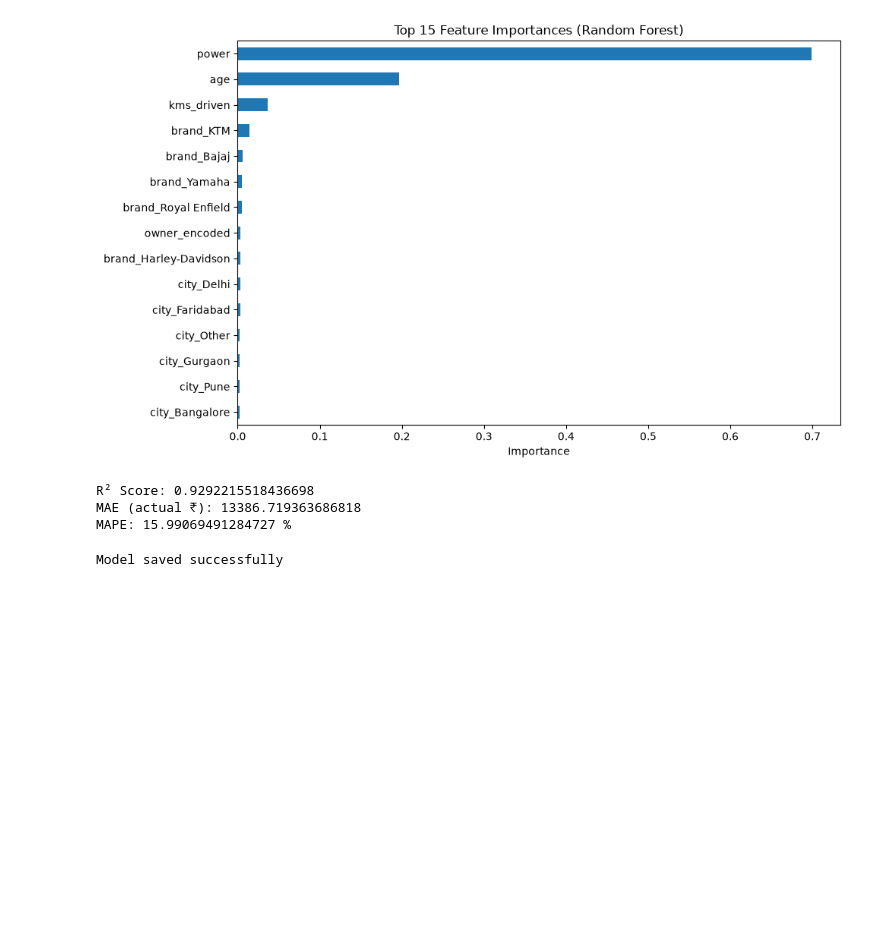
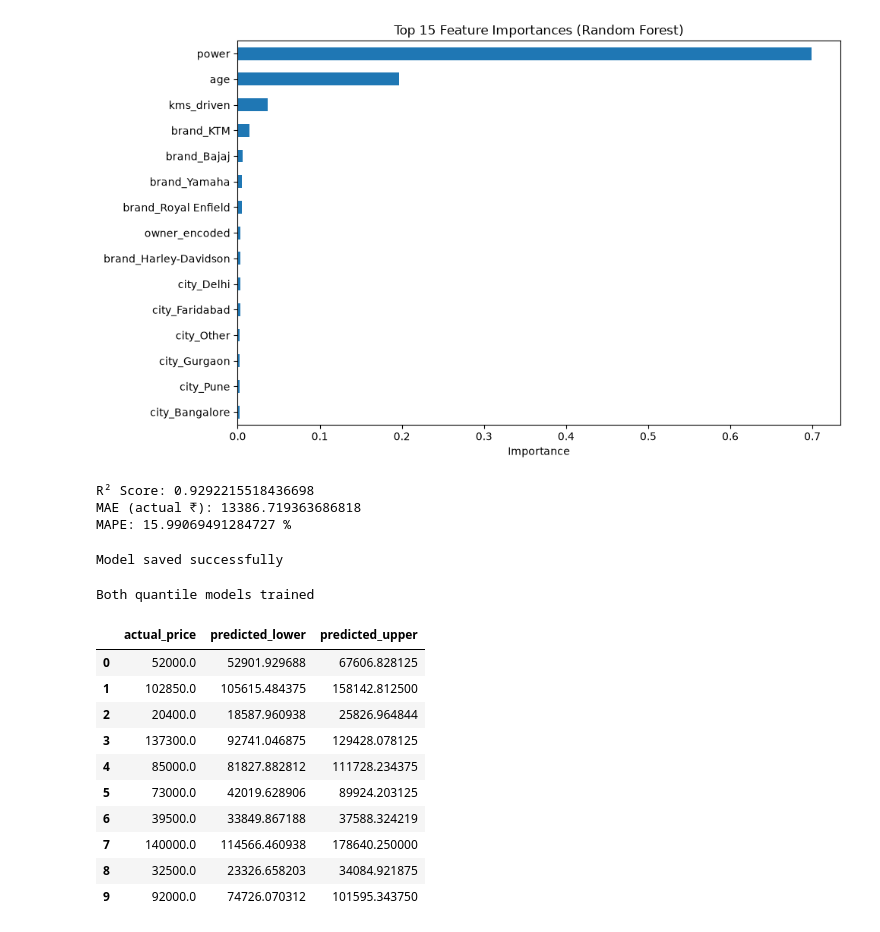
Before and after one commit to aryanagrawal552-coder/bike-price-prediction, a Jupyter notebook: notebooks/01_data_exploration.ipynb, the cells around one changed output. Saved outputs shown, nothing was run; the diff lists cells and outputs as text; code cells hidden in the pictures; blank space fills up the shorter version.

```diff
--- a/notebooks/01_data_exploration.ipynb
+++ b/notebooks/01_data_exploration.ipynb
@@ -402,3 +402,44 @@ joblib.dump(X_train.columns.tolist(), '../models/model_columns.pkl')
 print("Model saved successfully")
 # %% [output]
 Model saved successfully
+# %%
+from xgboost import XGBRegressor
+
+# Lower bound model (10th percentile)
+xgb_lower = XGBRegressor(objective='reg:quantileerror', quantile_alpha=0.1, n_estimators=100, random_state=42)
+xgb_lower.fit(X_train, y_train)
+
+# Upper bound model (90th percentile)
+xgb_upper = XGBRegressor(objective='reg:quantileerror', quantile_alpha=0.9, n_estimators=100, random_state=42)
+xgb_upper.fit(X_train, y_train)
+
+print("Both quantile models trained")
+# %% [output]
+Both quantile models trained
+# %%
+lower_pred = xgb_lower.predict(X_test)
+upper_pred = xgb_upper.predict(X_test)
+
+# Convert back to actual rupees
+lower_pred_actual = np.expm1(lower_pred)
+upper_pred_actual = np.expm1(upper_pred)
+
+# Quick sanity check on a few rows
+comparison = pd.DataFrame({
+    'actual_price': y_test_actual.values,
+    'predicted_lower': lower_pred_actual,
+    'predicted_upper': upper_pred_actual
+})
+comparison.head(10)
+# %% [output]
+|  | actual_price | predicted_lower | predicted_upper |
+| 0 | 52000.0 | 52901.929688 | 67606.828125 |
+| 1 | 102850.0 | 105615.484375 | 158142.812500 |
+| 2 | 20400.0 | 18587.960938 | 25826.964844 |
+| 3 | 137300.0 | 92741.046875 | 129428.078125 |
+| 4 | 85000.0 | 81827.882812 | 111728.234375 |
+| 5 | 73000.0 | 42019.628906 | 89924.203125 |
+| 6 | 39500.0 | 33849.867188 | 37588.324219 |
+| 7 | 140000.0 | 114566.460938 | 178640.250000 |
+| 8 | 32500.0 | 23326.658203 | 34084.921875 |
+| 9 | 92000.0 | 74726.070312 | 101595.343750 |
```
Also changed, not shown: parts of 6 cells of this notebook, 2 other files.
